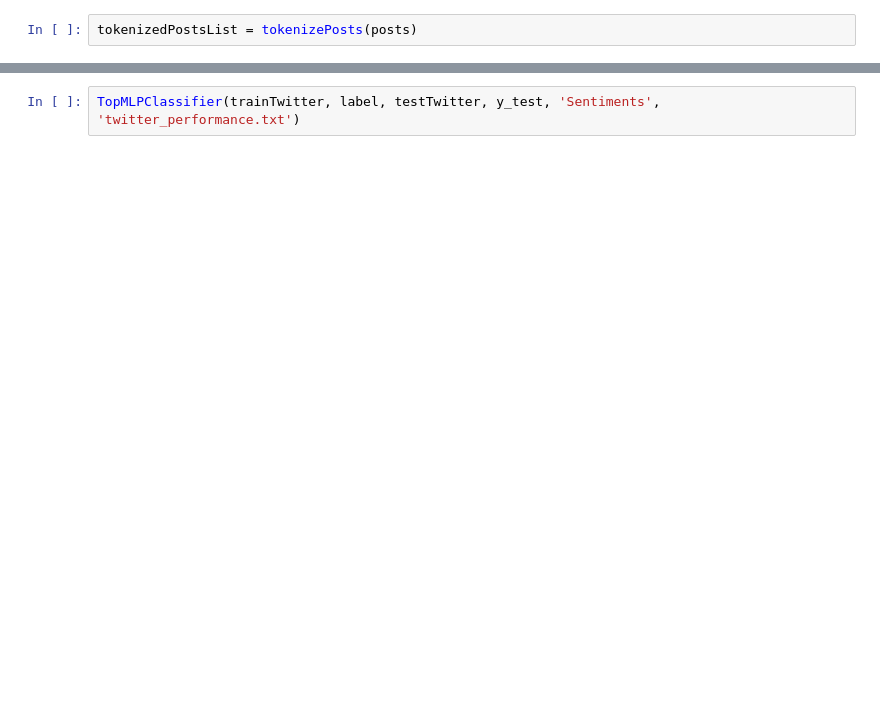
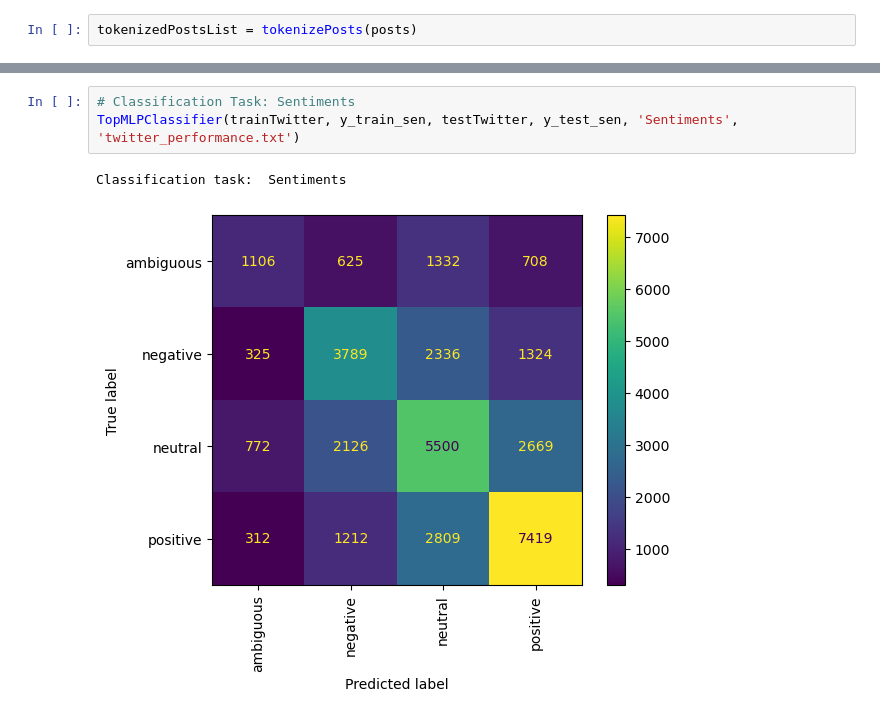
Before and after one commit to lisa7012/Comp472-MiniProject_1, a Jupyter notebook: Task3.ipynb, the cells around one changed output, grey strips where cells are left out. Cells and saved outputs as stored; diff of their text form; blank space fills up the shorter version.

```diff
--- a/Task3.ipynb
+++ b/Task3.ipynb
@@ -211,2 +264,6 @@ TopMLPClassifier(trainTwitter, label, testTwitter, y_test, 'Emotions', 'twitter_
 # %%
-TopMLPClassifier(trainTwitter, label, testTwitter, y_test, 'Sentiments', 'twitter_performance.txt')
+# Classification Task: Sentiments
+TopMLPClassifier(trainTwitter, y_train_sen, testTwitter, y_test_sen, 'Sentiments', 'twitter_performance.txt')
+# %% [output]
+Classification task:  Sentiments
+[figure, added]
```
Also changed, not shown: parts of 56 cells of this notebook, 6 other files.
